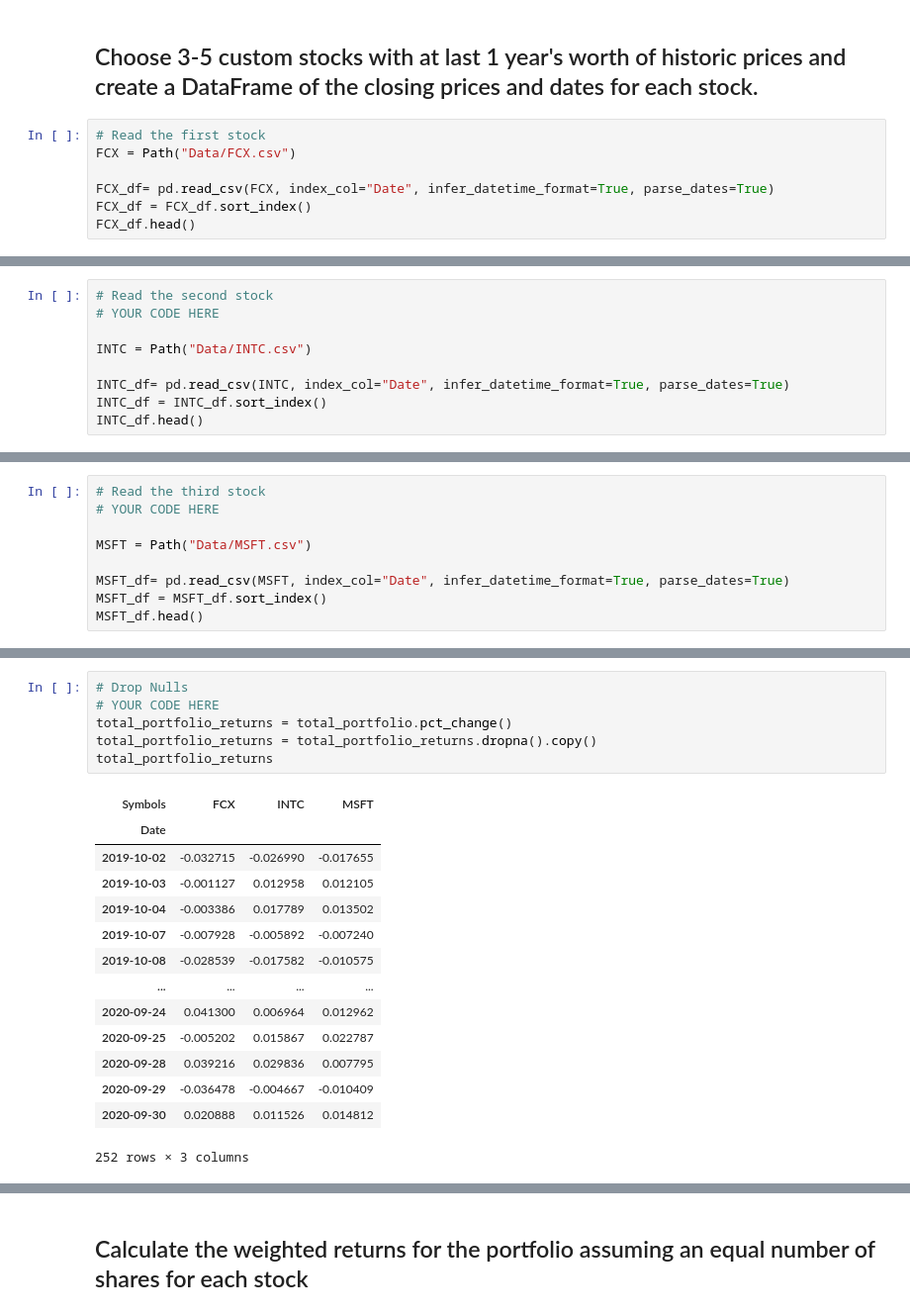
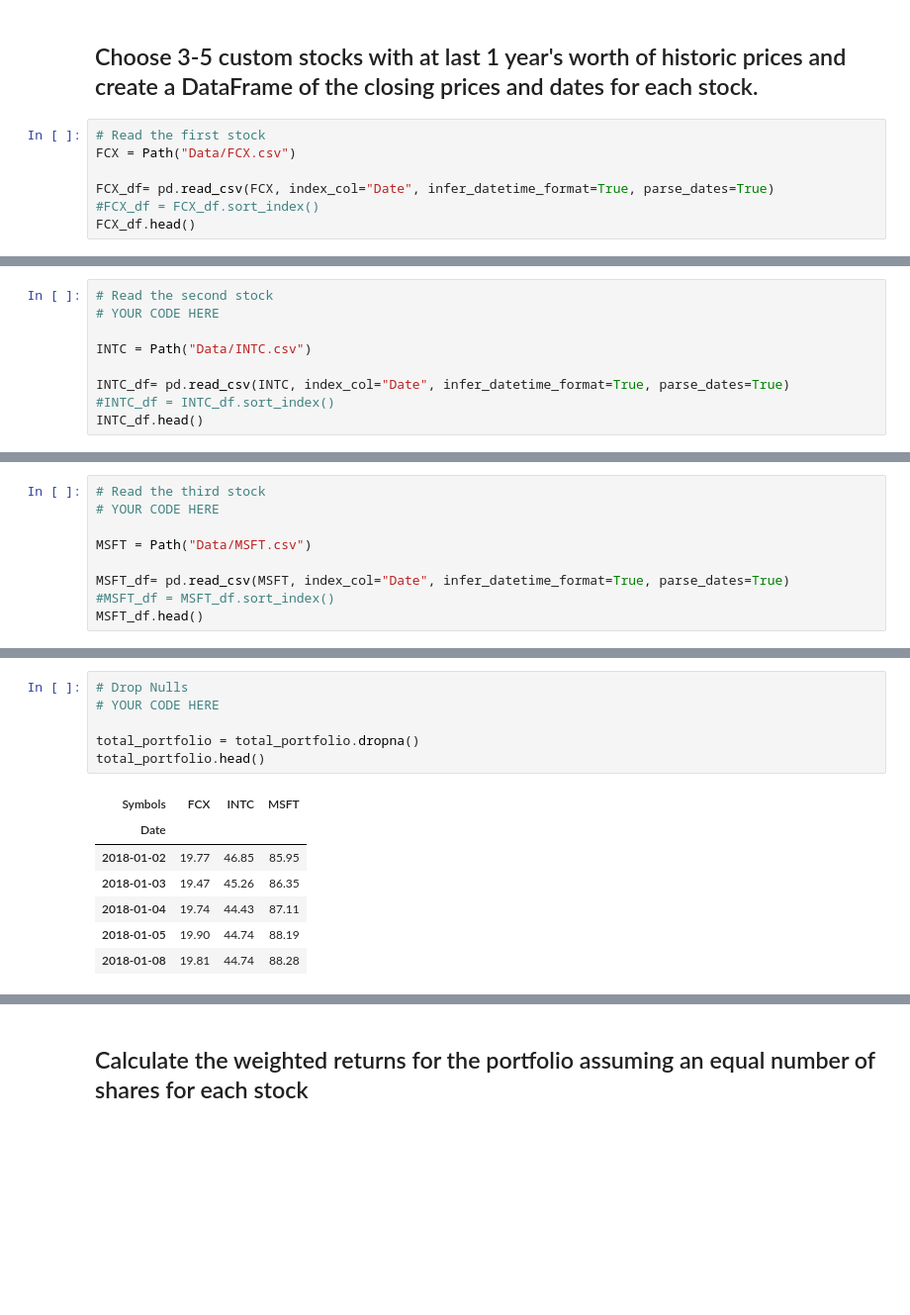
Before and after one commit to Infamousmike9/Pandas_Homework, a Jupyter notebook: whale_analysis_Mike.ipynb, the cells around one changed output, grey strips where cells are left out. Shown at 99% size. Drawn from its saved outputs; the diff is of its cells as text; blank space fills up the shorter version.

```diff
--- a/whale_analysis_Mike.ipynb
+++ b/whale_analysis_Mike.ipynb
@@ -388,7 +398,7 @@ In this section, you will build your own portfolio of stocks, calculate the retu
 FCX = Path("Data/FCX.csv")
 
 FCX_df= pd.read_csv(FCX, index_col="Date", infer_datetime_format=True, parse_dates=True)
-FCX_df = FCX_df.sort_index()
+#FCX_df = FCX_df.sort_index()
 FCX_df.head()
 # %% [output]
 |  | Symbols | Close |
@@ -405,7 +415,7 @@ FCX_df.head()
 INTC = Path("Data/INTC.csv")
 
 INTC_df= pd.read_csv(INTC, index_col="Date", infer_datetime_format=True, parse_dates=True)
-INTC_df = INTC_df.sort_index()
+#INTC_df = INTC_df.sort_index()
 INTC_df.head()
 # %% [output]
 |  | Symbols | Close |
@@ -422,7 +432,7 @@ INTC_df.head()
 MSFT = Path("Data/MSFT.csv")
 
 MSFT_df= pd.read_csv(MSFT, index_col="Date", infer_datetime_format=True, parse_dates=True)
-MSFT_df = MSFT_df.sort_index()
+#MSFT_df = MSFT_df.sort_index()
 MSFT_df.head()
 # %% [output]
 |  | Symbols | Close |
@@ -479,21 +490,14 @@ total_portfolio.head()
 # %%
 # Drop Nulls
 # YOUR CODE HERE
-total_portfolio_returns = total_portfolio.pct_change()
-total_portfolio_returns = total_portfolio_returns.dropna().copy()
-total_portfolio_returns
+
+total_portfolio = total_portfolio.dropna()
+total_portfolio.head()
 # %% [output]
 | Symbols | FCX | INTC | MSFT |
 | Date |  |  |  |
-| 2019-10-02 | -0.032715 | -0.026990 | -0.017655 |
-| 2019-10-03 | -0.001127 | 0.012958 | 0.012105 |
-| 2019-10-04 | -0.003386 | 0.017789 | 0.013502 |
-| 2019-10-07 | -0.007928 | -0.005892 | -0.007240 |
-| 2019-10-08 | -0.028539 | -0.017582 | -0.010575 |
-| ... | ... | ... | ... |
-| 2020-09-24 | 0.041300 | 0.006964 | 0.012962 |
-| 2020-09-25 | -0.005202 | 0.015867 | 0.022787 |
-| 2020-09-28 | 0.039216 | 0.029836 | 0.007795 |
-| 2020-09-29 | -0.036478 | -0.004667 | -0.010409 |
-| 2020-09-30 | 0.020888 | 0.011526 | 0.014812 |
+| 2018-01-02 | 19.77 | 46.85 | 85.95 |
+| 2018-01-03 | 19.47 | 45.26 | 86.35 |
+| 2018-01-04 | 19.74 | 44.43 | 87.11 |
+| 2018-01-05 | 19.90 | 44.74 | 88.19 |
+| 2018-01-08 | 19.81 | 44.74 | 88.28 |
-252 rows × 3 columns
```
Also changed, not shown: parts of 19 cells of this notebook, 4 other files.
